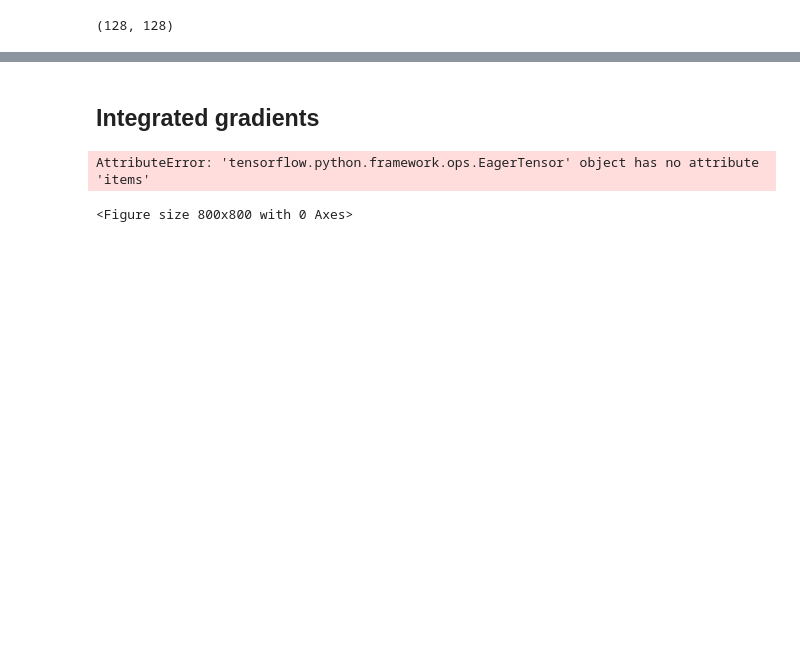
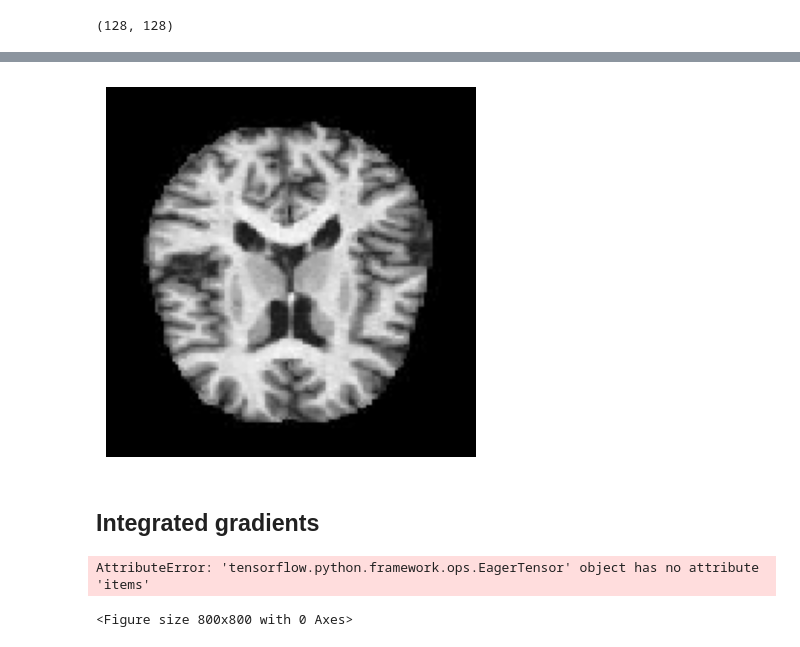
Before and after one commit to genandlam/kaggle-alzheimer-mri, a Jupyter notebook: augmented-alzheimer-mri.ipynb, the cells around one changed output, grey strips where cells are left out. Cells and saved outputs as stored; diff of their text form; code cells hidden in the pictures; blank space fills up the shorter version.

```diff
--- a/augmented-alzheimer-mri.ipynb
+++ b/augmented-alzheimer-mri.ipynb
@@ -519,3 +539,7 @@ show_image(vanilla_gradient, TITLE='', AX=None)
+# %%
+show_gray_image(data[1], TITLE='', AX=None)
+# %% [output]
+[figure, added]
 # %% [markdown]
 ## Integrated gradients
 # %%
```
Also changed, not shown: parts of 11 cells of this notebook.
